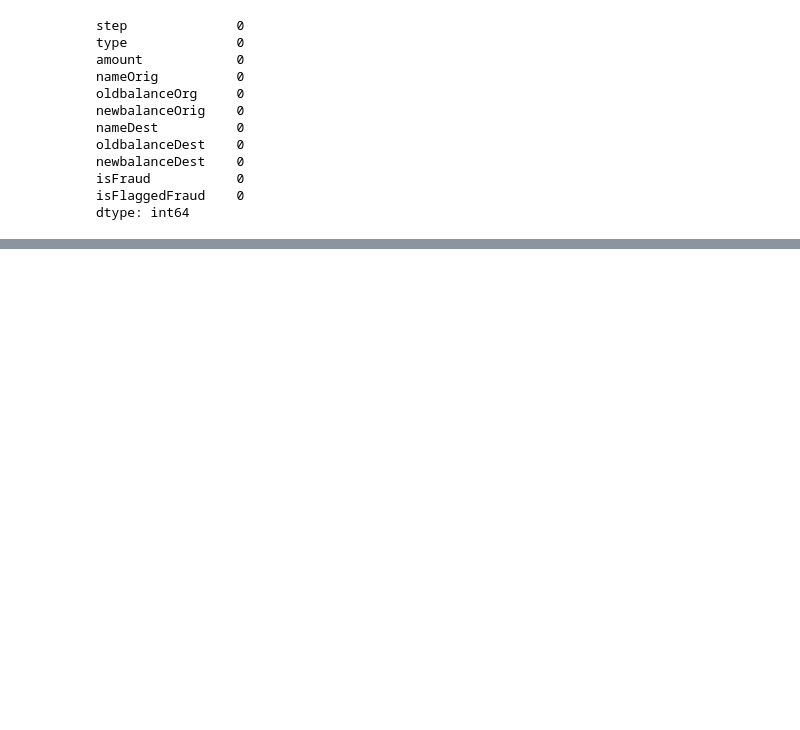
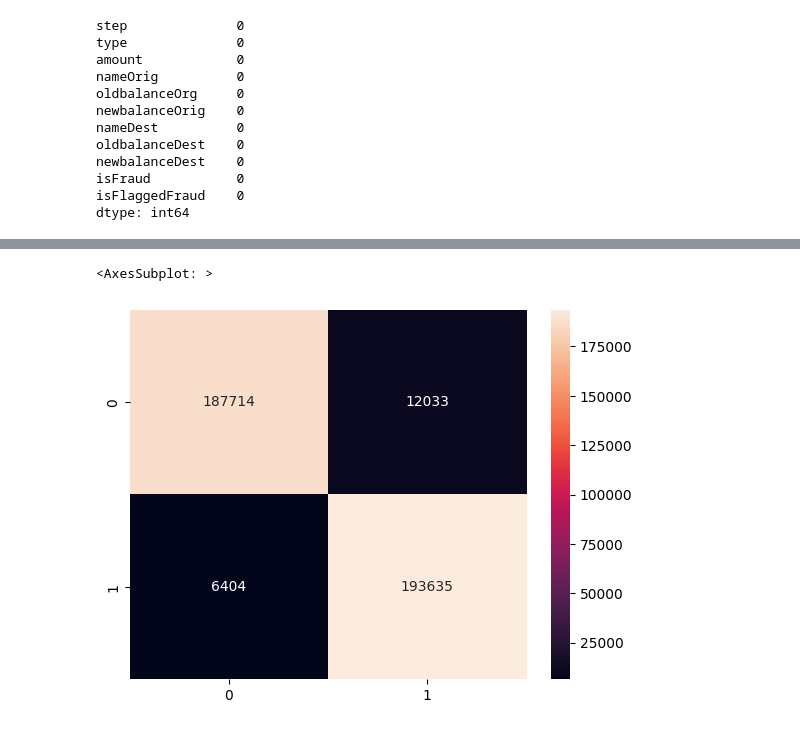
Before and after one commit to digipodium/2023-JAN-ML-1230-MTWS, a Jupyter notebook: ANN/ann_fraud_detection.ipynb, the cells around one changed output, grey strips where cells are left out. Cells and saved outputs as stored; diff of their text form; code cells hidden in the pictures; blank space fills up the shorter version.

```diff
--- a/ANN/ann_fraud_detection.ipynb
+++ b/ANN/ann_fraud_detection.ipynb
@@ -64,0 +119,13 @@ memory usage: 534.0+ MB
+# %%
+model = Sequential()
+model.add(Dense(units=64, activation=relu, input_shape=(Xp.shape[1],)))
+model.add(Dropout(0.2))
+model.add(Dense(units=1, activation=sigmoid))
+# %%
+model.compile(
+    optimizer=SGD(),
+    loss=binary_crossentropy,
+    metrics=['accuracy', 'Precision', 'Recall']
+)
+
+model.summary()
@@ -64,0 +148,3 @@ memory usage: 534.0+ MB
+# %%
+X_train, X_test, y_train, y_test = train_test_split(Xp, y, test_size=0.2, random_state=42)
+X_train.shape, X_test.shape, y_train.shape, y_test.shape
@@ -64,0 +153,5 @@ memory usage: 534.0+ MB
+# %%
+model.fit(X_train, y_train,
+        epochs=10, batch_size=32,
+        validation_split=0.2,
+        verbose=1, shuffle=True)
@@ -64,0 +188,8 @@ memory usage: 534.0+ MB
+# %%
+import seaborn as sns
+# heatmap
+ypred = model.predict(X_test)
+ypred = ypred > 0.5
+cm = confusion_matrix(y_test, ypred)
+sns.heatmap(cm, annot=True, fmt='d')
+# %% [output]
@@ -64,0 +197,2 @@ memory usage: 534.0+ MB
+<AxesSubplot: >
+[figure, added]
```
Also changed, not shown: parts of 16 cells of this notebook.
